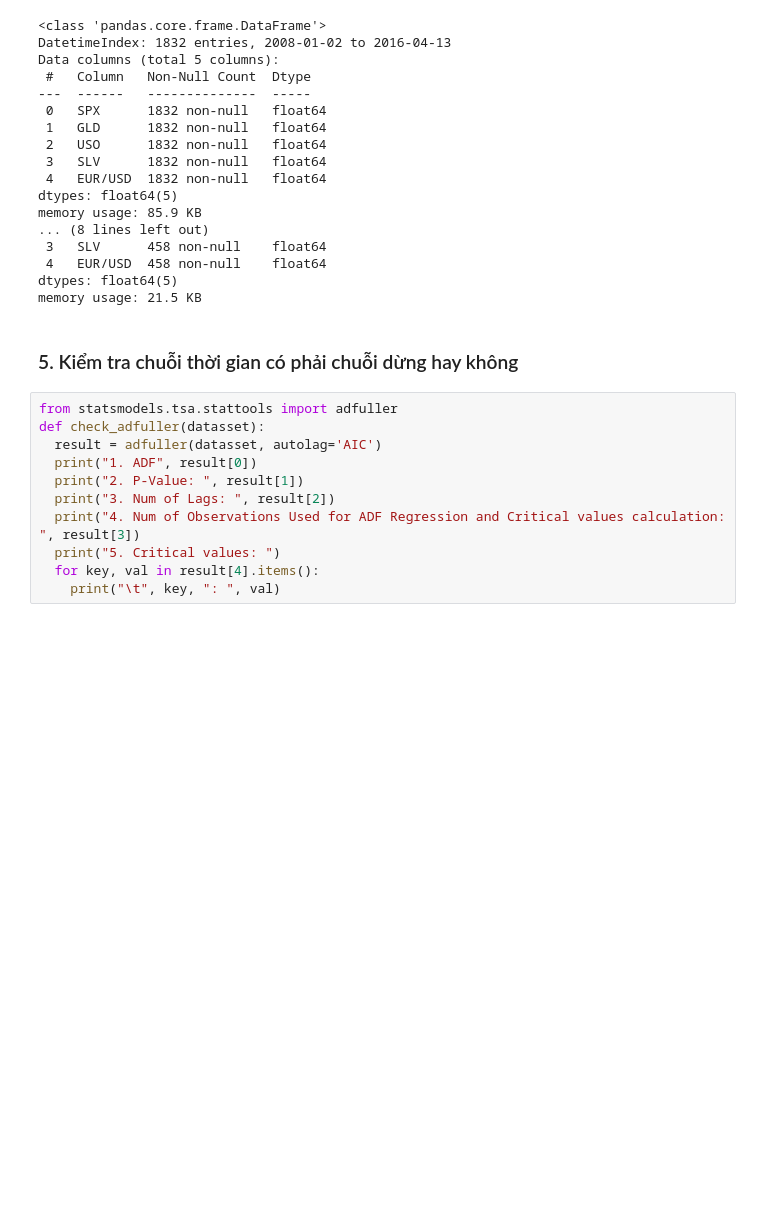
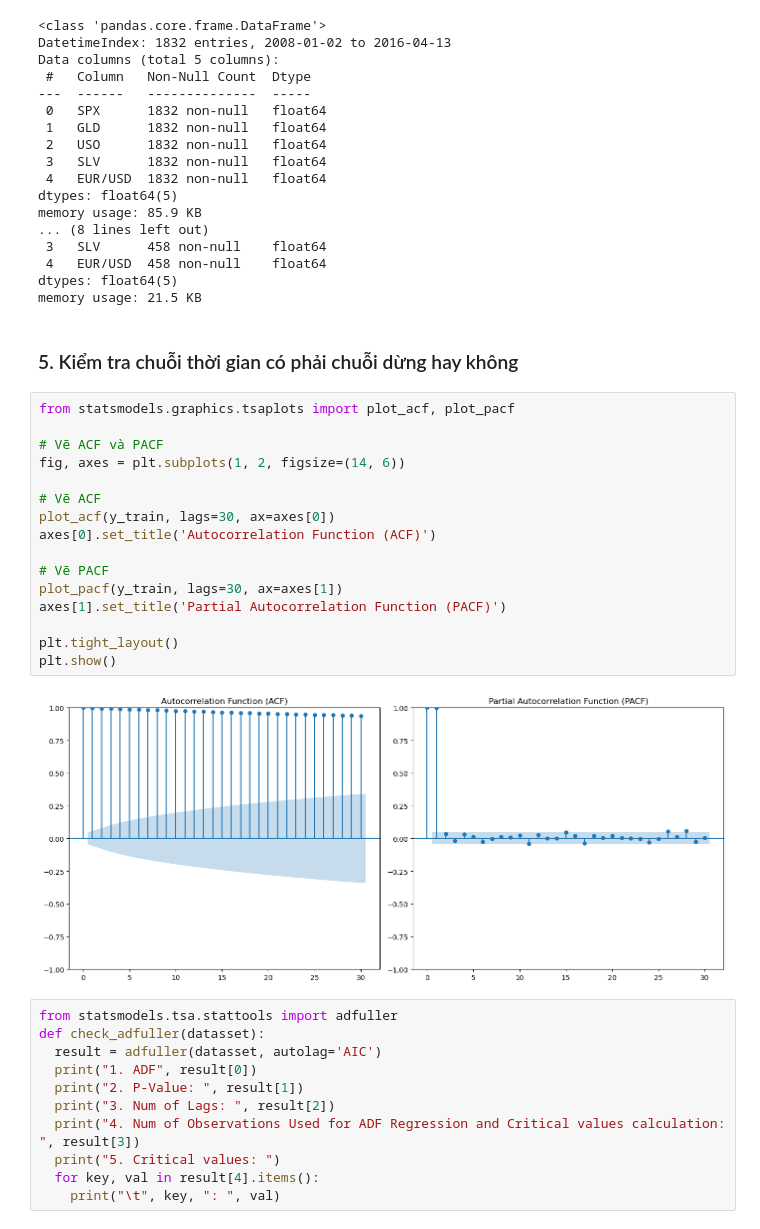
Before and after one commit to thanhpt1110/data-mining, a Jupyter notebook: Code (fixed)/ARIMA.ipynb, the cells around one changed output. Cells and saved outputs as stored; diff of their text form; blank space fills up the shorter version.

Commit message:
chore: update ACF and PACF chart

```diff
--- a/Code (fixed)/ARIMA.ipynb
+++ b/Code (fixed)/ARIMA.ipynb
@@ -86,6 +86,24 @@ dtypes: float64(5)
 memory usage: 21.5 KB
 # %% [markdown]
 ### 5. Kiểm tra chuỗi thời gian có phải chuỗi dừng hay không
+# %%
+from statsmodels.graphics.tsaplots import plot_acf, plot_pacf
+
+# Vẽ ACF và PACF
+fig, axes = plt.subplots(1, 2, figsize=(14, 6))
+
+# Vẽ ACF
+plot_acf(y_train, lags=30, ax=axes[0])
+axes[0].set_title('Autocorrelation Function (ACF)')
+
+# Vẽ PACF
+plot_pacf(y_train, lags=30, ax=axes[1])
+axes[1].set_title('Partial Autocorrelation Function (PACF)')
+
+plt.tight_layout()
+plt.show()
+# %% [output]
+[figure, added]
 # %%
 from statsmodels.tsa.stattools import adfuller
 def check_adfuller(datasset):
```
Also changed, not shown: parts of 2 cells of this notebook, 2 other files.
